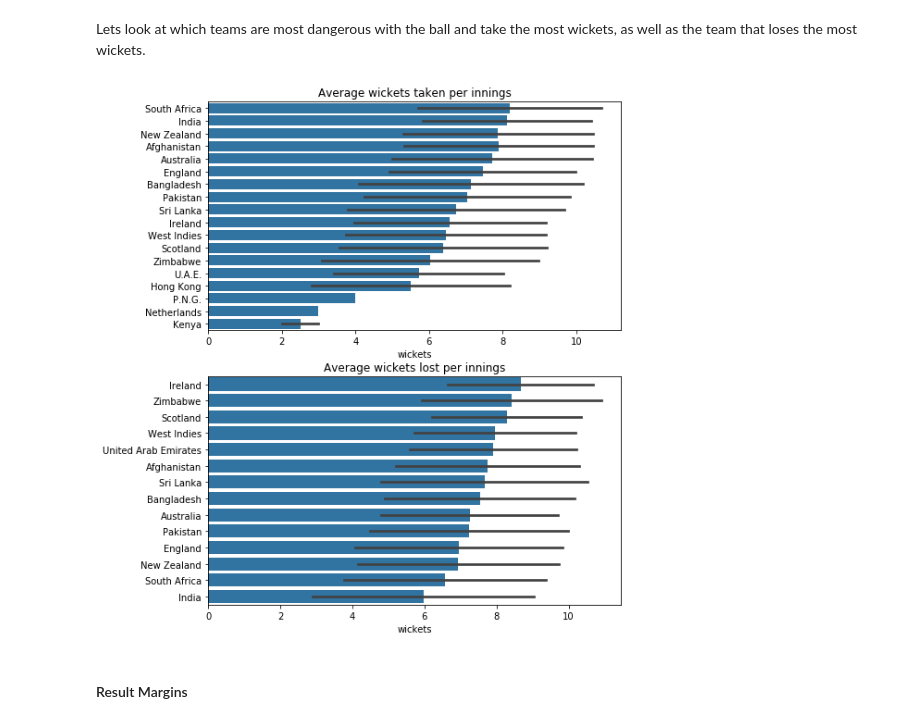
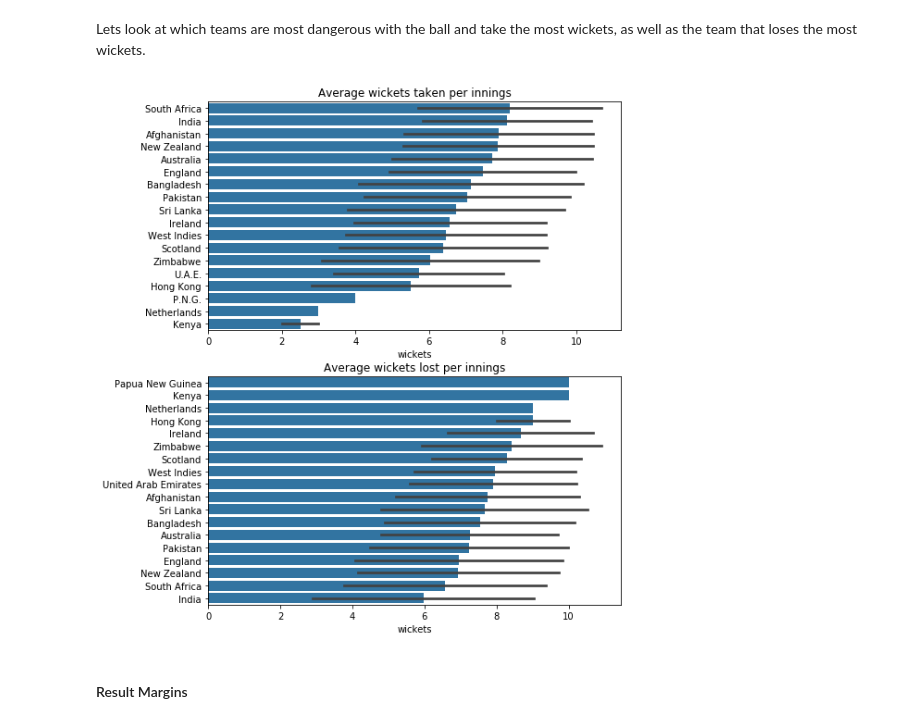
Before and after one commit to matt-fielding8/ODI_Cricket, a Jupyter notebook: notebooks/ODI_Cricket_Explore.ipynb, the cells around one changed output. Cells and saved outputs as stored; diff of their text form; code cells hidden in the pictures.

```diff
--- a/notebooks/ODI_Cricket_Explore.ipynb
+++ b/notebooks/ODI_Cricket_Explore.ipynb
@@ -379,19 +327,19 @@ Lets look at which teams are most dangerous with the ball and take the most wick
 # %%
 plt.figure(figsize=[8,10])
 plt.subplot(2,1,1)
-order = df_temp.groupby('opposition').mean()['wickets'].sort_values(ascending=False).index
+order = df_totals.groupby('opposition').mean()['wickets'].sort_values(ascending=False).index
 # sb.boxplot(data = runs, x='wickets', y='opposition', order=order, color=colour);
 sb.barplot(data=df_totals, x='wickets', y='opposition', color=colour, order=order, ci='sd');
 plt.title("Average wickets taken per innings");
 plt.ylabel(None);
 
 plt.subplot(2,1,2)
-order = df_temp.groupby('country').mean()['wickets'].sort_values(ascending=False).index
+order = df_totals.groupby('country').mean()['wickets'].sort_values(ascending=False).index
 # sb.boxplot(data = runs, x='wickets', y='country', order=order, color=colour);
 sb.barplot(data=df_totals, x='wickets', y='country', color=colour, order=order, ci='sd');
 plt.title("Average wickets lost per innings")
 plt.ylabel(None);
 # %% [output]
-[figure, old version]
+[figure, new version]
 # %% [markdown]
 #### Result Margins
```
Also changed, not shown: parts of 132 cells of this notebook, 1 other file.
